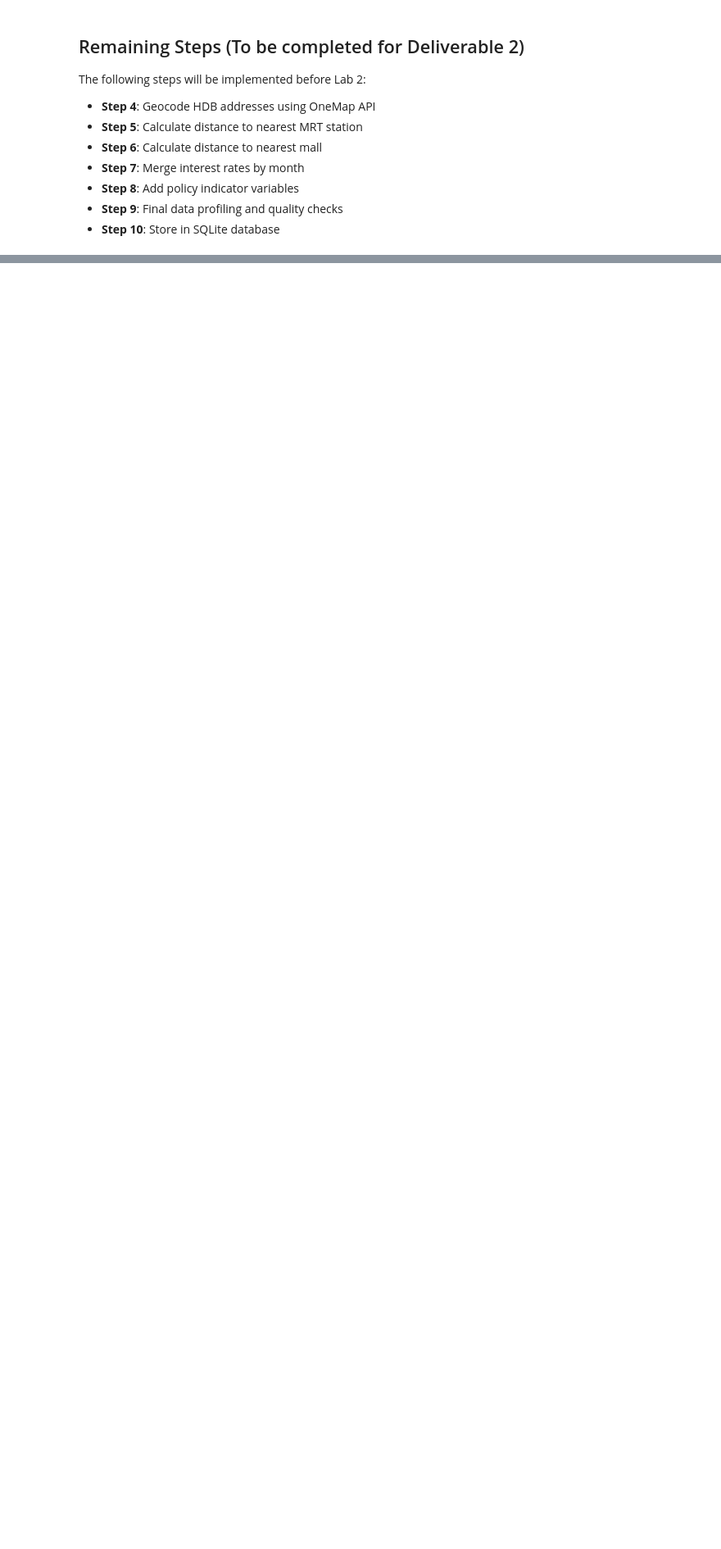
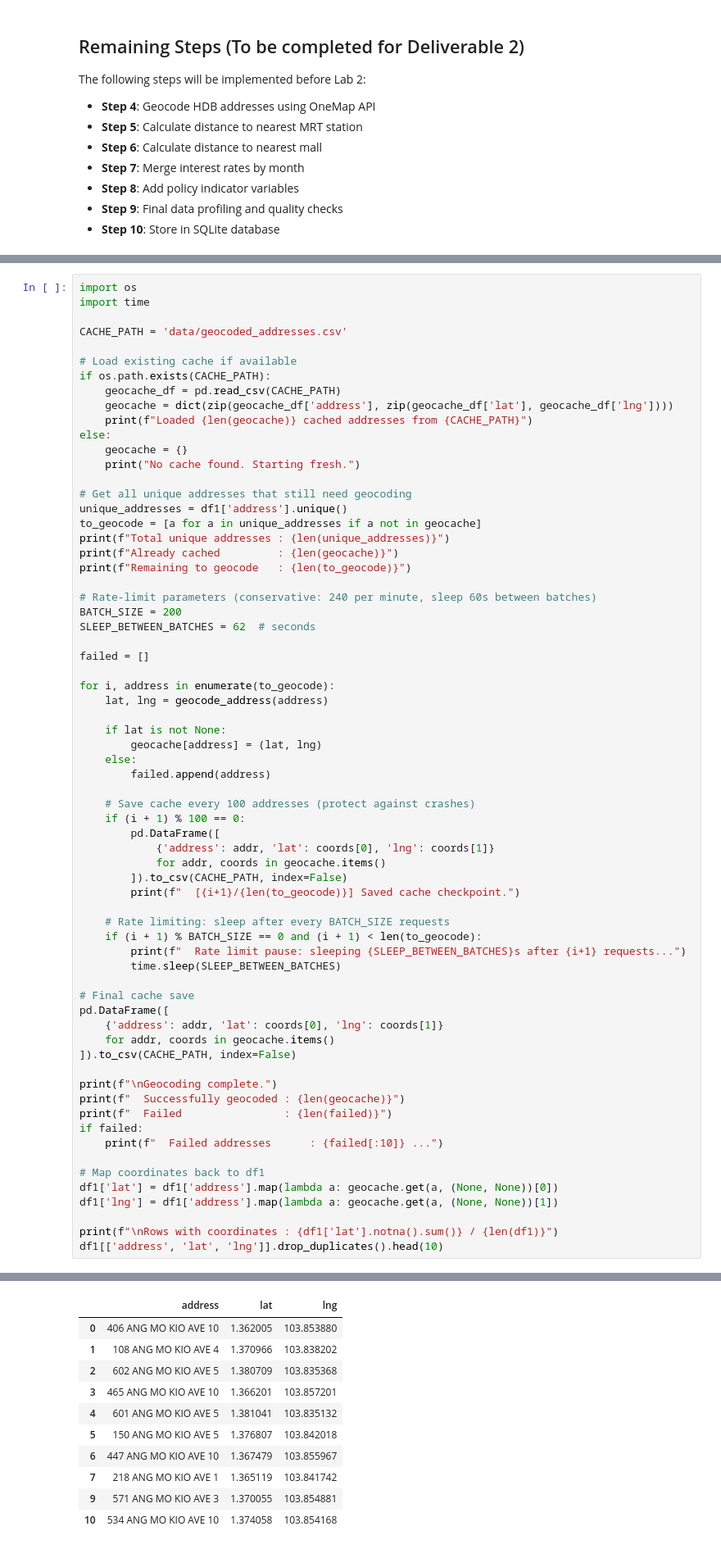
Before and after one commit to jjianhhao/HDB-Resale-Price-Analysis-and-Prediction, a Jupyter notebook: SC3021_HDB_Resale_Analysis.ipynb, the cells around one changed output, grey strips where cells are left out. Shown at 82% size. Drawn from its saved outputs; the diff is of its cells as text; blank space fills up the shorter version.

```diff
--- a/SC3021_HDB_Resale_Analysis.ipynb
+++ b/SC3021_HDB_Resale_Analysis.ipynb
@@ -939,0 +951,68 @@ The following steps will be implemented before Lab 2:
+# %%
+import os
+import time
+
+CACHE_PATH = 'data/geocoded_addresses.csv'
+
+# Load existing cache if available
+if os.path.exists(CACHE_PATH):
+    geocache_df = pd.read_csv(CACHE_PATH)
+    geocache = dict(zip(geocache_df['address'], zip(geocache_df['lat'], geocache_df['lng'])))
+    print(f"Loaded {len(geocache)} cached addresses from {CACHE_PATH}")
+else:
+    geocache = {}
+    print("No cache found. Starting fresh.")
+
+# Get all unique addresses that still need geocoding
+unique_addresses = df1['address'].unique()
+to_geocode = [a for a in unique_addresses if a not in geocache]
+print(f"Total unique addresses : {len(unique_addresses)}")
+print(f"Already cached         : {len(geocache)}")
+print(f"Remaining to geocode   : {len(to_geocode)}")
+
+# Rate-limit parameters (conservative: 240 per minute, sleep 60s between batches)
+BATCH_SIZE = 200
+SLEEP_BETWEEN_BATCHES = 62  # seconds
+
+failed = []
+
+for i, address in enumerate(to_geocode):
+    lat, lng = geocode_address(address)
+
+    if lat is not None:
+        geocache[address] = (lat, lng)
+    else:
+        failed.append(address)
+
+    # Save cache every 100 addresses (protect against crashes)
+    if (i + 1) % 100 == 0:
+        pd.DataFrame([
+            {'address': addr, 'lat': coords[0], 'lng': coords[1]}
+            for addr, coords in geocache.items()
+        ]).to_csv(CACHE_PATH, index=False)
+        print(f"  [{i+1}/{len(to_geocode)}] Saved cache checkpoint.")
+
+    # Rate limiting: sleep after every BATCH_SIZE requests
+    if (i + 1) % BATCH_SIZE == 0 and (i + 1) < len(to_geocode):
+        print(f"  Rate limit pause: sleeping {SLEEP_BETWEEN_BATCHES}s after {i+1} requests...")
+        time.sleep(SLEEP_BETWEEN_BATCHES)
+
+# Final cache save
+pd.DataFrame([
+    {'address': addr, 'lat': coords[0], 'lng': coords[1]}
+    for addr, coords in geocache.items()
+]).to_csv(CACHE_PATH, index=False)
+
+print(f"\nGeocoding complete.")
+print(f"  Successfully geocoded : {len(geocache)}")
+print(f"  Failed                : {len(failed)}")
+if failed:
+    print(f"  Failed addresses      : {failed[:10]} ...")
+
+# Map coordinates back to df1
+df1['lat'] = df1['address'].map(lambda a: geocache.get(a, (None, None))[0])
+df1['lng'] = df1['address'].map(lambda a: geocache.get(a, (None, None))[1])
+
+print(f"\nRows with coordinates : {df1['lat'].notna().sum()} / {len(df1)}")
+df1[['address', 'lat', 'lng']].drop_duplicates().head(10)
+# %% [output]
@@ -940,3 +1029,14 @@ The following steps will be implemented before Lab 2:
+|  | address | lat | lng |
+| 0 | 406 ANG MO KIO AVE 10 | 1.362005 | 103.853880 |
+| 1 | 108 ANG MO KIO AVE 4 | 1.370966 | 103.838202 |
+| 2 | 602 ANG MO KIO AVE 5 | 1.380709 | 103.835368 |
+| 3 | 465 ANG MO KIO AVE 10 | 1.366201 | 103.857201 |
+| 4 | 601 ANG MO KIO AVE 5 | 1.381041 | 103.835132 |
+| 5 | 150 ANG MO KIO AVE 5 | 1.376807 | 103.842018 |
+| 6 | 447 ANG MO KIO AVE 10 | 1.367479 | 103.855967 |
+| 7 | 218 ANG MO KIO AVE 1 | 1.365119 | 103.841742 |
+| 9 | 571 ANG MO KIO AVE 3 | 1.370055 | 103.854881 |
+| 10 | 534 ANG MO KIO AVE 10 | 1.374058 | 103.854168 |
 # %% [markdown]
 ## Utility Functions for Distance Calculation
 
```
Also changed, not shown: parts of 7 cells of this notebook.
